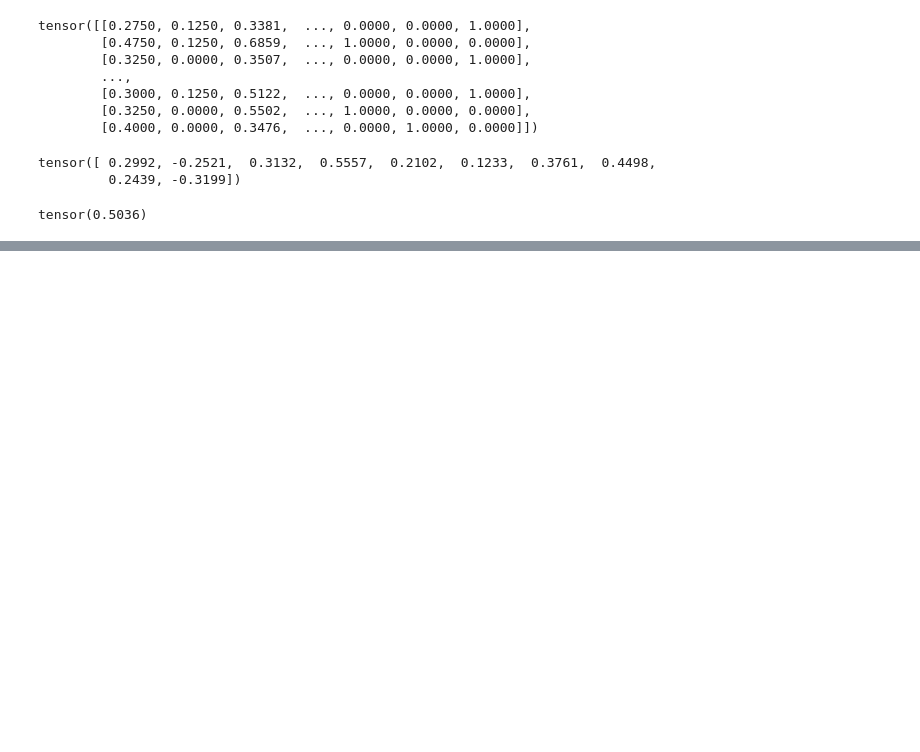
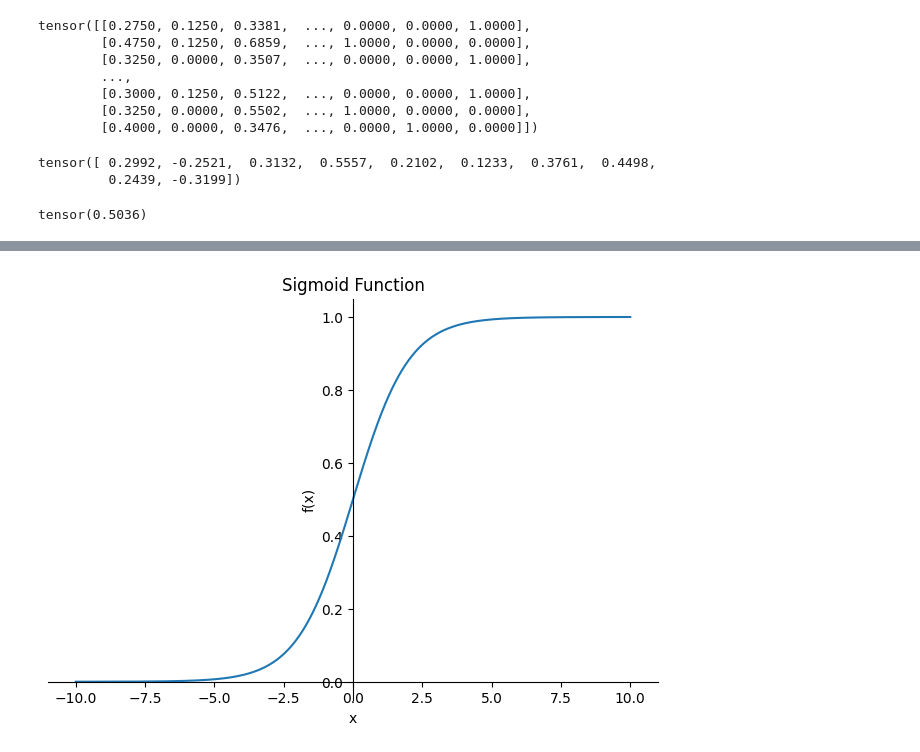
Before and after one commit to Sina-Haz/fastai-kaggle, a Jupyter notebook: Titanic.ipynb, the cells around one changed output, grey strips where cells are left out. Saved outputs shown, nothing was run; the diff lists cells and outputs as text; code cells hidden in the pictures; blank space fills up the shorter version.

```diff
--- a/Titanic.ipynb
+++ b/Titanic.ipynb
@@ -217,0 +323,11 @@ def get_loss(indep, coeff, dep): return torch.abs(get_preds(indep, coeff) - dep)
+# %%
+import sympy as sp
+
+# Define the symbol and the sigmoid function
+x = sp.symbols('x')
+sigmoid = 1 / (1 + sp.exp(-x))
+
+# Plot the sigmoid function
+sp.plot(sigmoid, (x, -10, 10), title="Sigmoid Function", ylabel="f(x)", xlabel="x");
+# %% [output]
+[figure, added]
```
Also changed, not shown: parts of 64 cells of this notebook.
